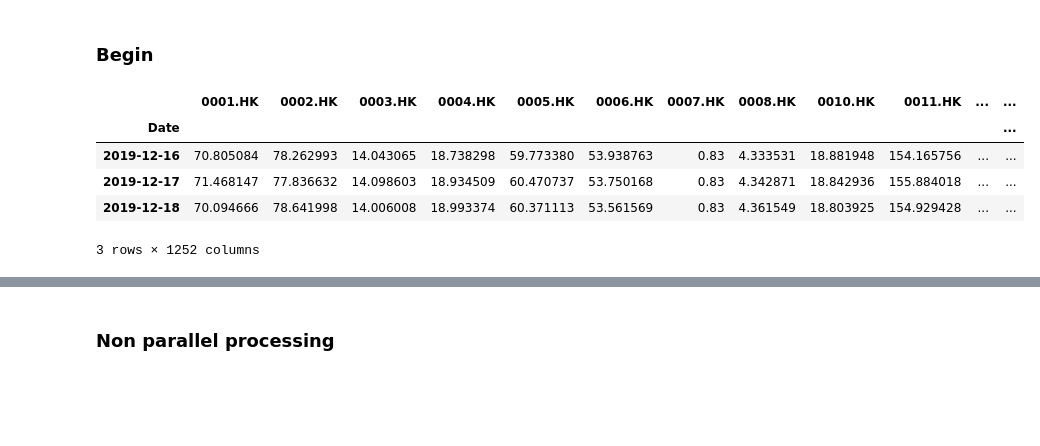
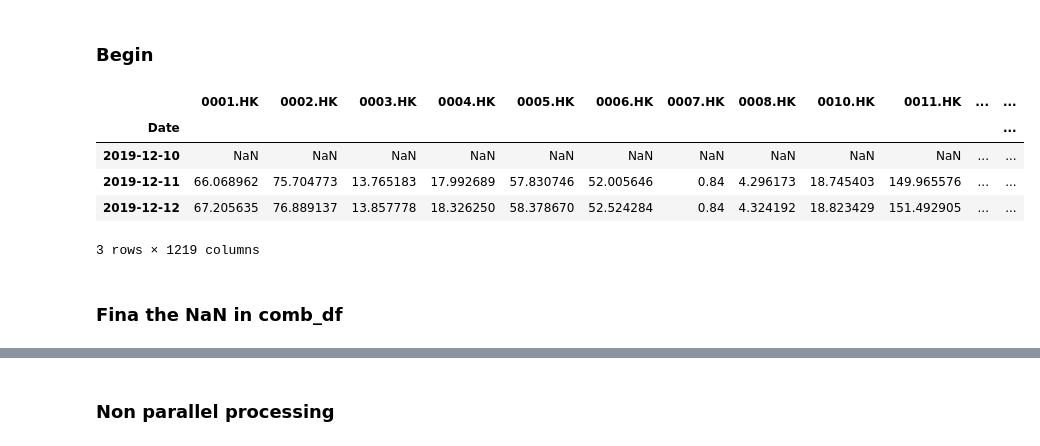
Before and after one commit to winglokhouse/slack-trading, a Jupyter notebook: regression-modified-AWS-S3-support.ipynb, the cells around one changed output, grey strips where cells are left out. Drawn from its saved outputs; the diff is of its cells as text; code cells hidden in the pictures; blank space fills up the shorter version.

Commit message:
Debug null in yahoo. Use all_stock_close_cleaned.csv

```diff
--- a/regression-modified-AWS-S3-support.ipynb
+++ b/regression-modified-AWS-S3-support.ipynb
@@ -45,17 +32,18 @@ num_of_years = 1
 start = dt.date.today() - dt.timedelta(days = int(365.25*num_of_years))
 end = dt.date.today()
 # %%
-dataset = pd.read_csv('../data/all_stock_close.csv')
+# dataset = pd.read_csv('../data/all_stock_close.csv')
+dataset = pd.read_csv('../data/all_stock_close_cleaned.csv')
 dataset['Date'] = pd.to_datetime(dataset['Date'])
 dataset.set_index('Date', drop=True, inplace=True)
 dataset.head(3)
 # %% [output]
 |  | 0001.HK | 0002.HK | 0003.HK | 0004.HK | 0005.HK | 0006.HK | 0007.HK | 0008.HK | 0010.HK | 0011.HK | ... | ... |
 | Date |  |  |  |  |  |  |  |  |  |  |  | ... |
-| 2019-12-16 | 70.805084 | 78.262993 | 14.043065 | 18.738298 | 59.773380 | 53.938763 | 0.83 | 4.333531 | 18.881948 | 154.165756 | ... | ... |
-| 2019-12-17 | 71.468147 | 77.836632 | 14.098603 | 18.934509 | 60.470737 | 53.750168 | 0.83 | 4.342871 | 18.842936 | 155.884018 | ... | ... |
-| 2019-12-18 | 70.094666 | 78.641998 | 14.006008 | 18.993374 | 60.371113 | 53.561569 | 0.83 | 4.361549 | 18.803925 | 154.929428 | ... | ... |
+| 2019-12-10 | NaN | NaN | NaN | NaN | NaN | NaN | NaN | NaN | NaN | NaN | ... | ... |
+| 2019-12-11 | 66.068962 | 75.704773 | 13.765183 | 17.992689 | 57.830746 | 52.005646 | 0.84 | 4.296173 | 18.745403 | 149.965576 | ... | ... |
+| 2019-12-12 | 67.205635 | 76.889137 | 13.857778 | 18.326250 | 58.378670 | 52.524284 | 0.84 | 4.324192 | 18.823429 | 151.492905 | ... | ... |
-3 rows × 1252 columns
+3 rows × 1219 columns
 # %%
 prevday_returns = np.log(dataset.shift(1)/dataset.shift(2))
 today_returns = np.log(dataset/dataset.shift(1))
@@ -70,0 +58,2 @@ comb_df.dropna(inplace=True)
+# %% [markdown]
+### Fina the NaN in comb_df
```
Also changed, not shown: parts of 16 cells of this notebook, 1 other file.
